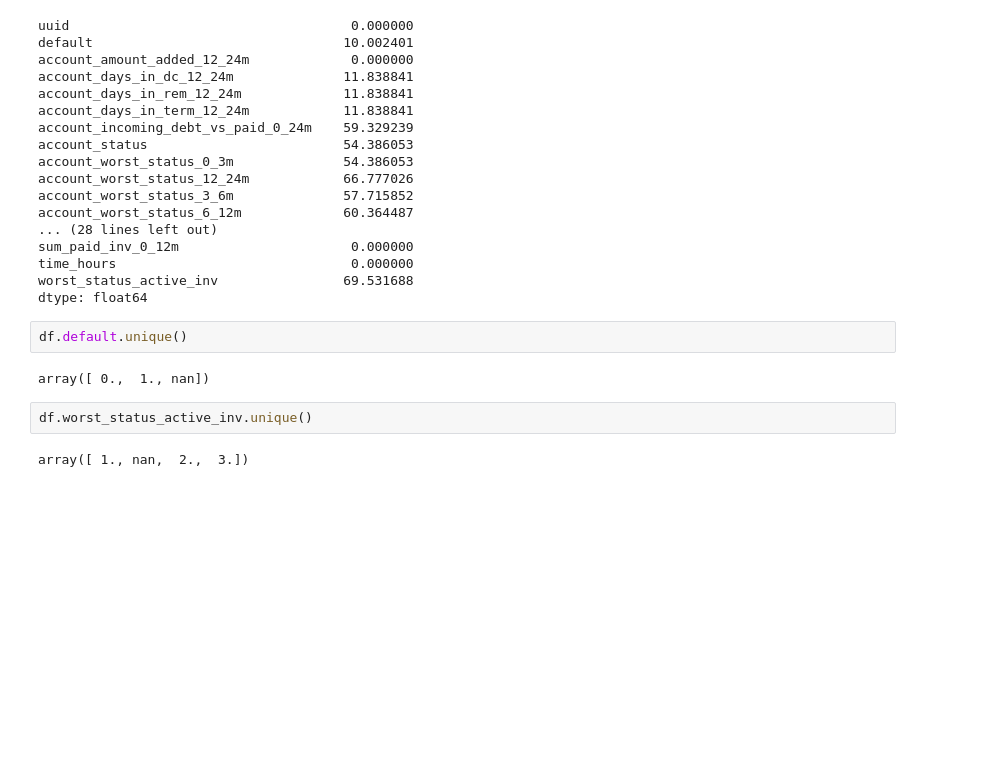
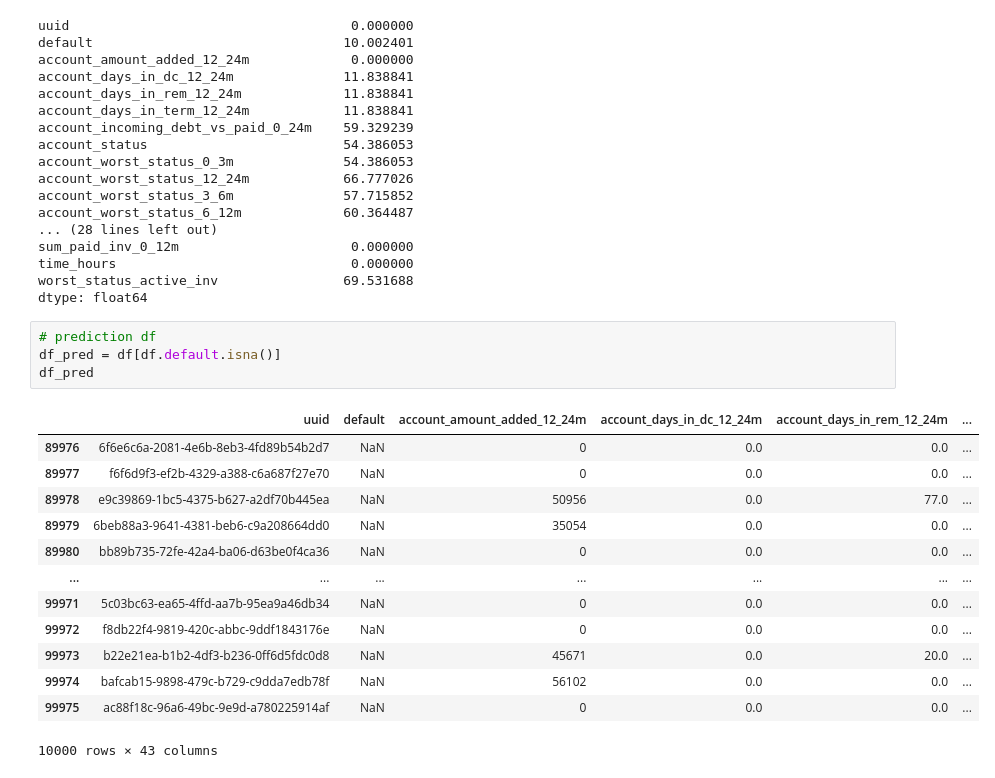
Before and after one commit to xkeeja/klarna-ml-case-study, a Jupyter notebook: nb/nb.ipynb, the cells around one changed output. Cells and saved outputs as stored; diff of their text form; blank space fills up the shorter version.

Commit message:
train/pred df split

```diff
--- a/nb/nb.ipynb
+++ b/nb/nb.ipynb
@@ -36,11 +64,21 @@ sum_paid_inv_0_12m                      0.000000
 time_hours                              0.000000
 worst_status_active_inv                69.531688
 dtype: float64
-# %%
-df.default.unique()
-# %% [output]
-array([ 0.,  1., nan])
-# %%
-df.worst_status_active_inv.unique()
-# %% [output]
-array([ 1., nan,  2.,  3.])
+# %%
+# prediction df
+df_pred = df[df.default.isna()]
+df_pred
+# %% [output]
+|  | uuid | default | account_amount_added_12_24m | account_days_in_dc_12_24m | account_days_in_rem_12_24m | ... |
+| 89976 | 6f6e6c6a-2081-4e6b-8eb3-4fd89b54b2d7 | NaN | 0 | 0.0 | 0.0 | ... |
+| 89977 | f6f6d9f3-ef2b-4329-a388-c6a687f27e70 | NaN | 0 | 0.0 | 0.0 | ... |
+| 89978 | e9c39869-1bc5-4375-b627-a2df70b445ea | NaN | 50956 | 0.0 | 77.0 | ... |
+| 89979 | 6beb88a3-9641-4381-beb6-c9a208664dd0 | NaN | 35054 | 0.0 | 0.0 | ... |
+| 89980 | bb89b735-72fe-42a4-ba06-d63be0f4ca36 | NaN | 0 | 0.0 | 0.0 | ... |
+| ... | ... | ... | ... | ... | ... | ... |
+| 99971 | 5c03bc63-ea65-4ffd-aa7b-95ea9a46db34 | NaN | 0 | 0.0 | 0.0 | ... |
+| 99972 | f8db22f4-9819-420c-abbc-9ddf1843176e | NaN | 0 | 0.0 | 0.0 | ... |
+| 99973 | b22e21ea-b1b2-4df3-b236-0ff6d5fdc0d8 | NaN | 45671 | 0.0 | 20.0 | ... |
+| 99974 | bafcab15-9898-479c-b729-c9dda7edb78f | NaN | 56102 | 0.0 | 0.0 | ... |
+| 99975 | ac88f18c-96a6-49bc-9e9d-a780225914af | NaN | 0 | 0.0 | 0.0 | ... |
+10000 rows × 43 columns
```
Also changed, not shown: parts of 4 cells of this notebook.
